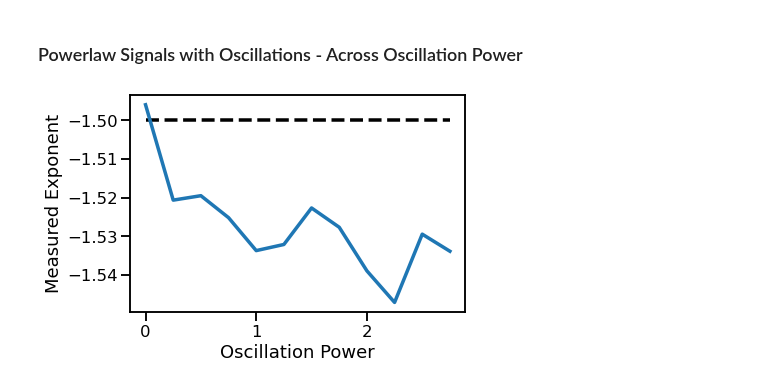
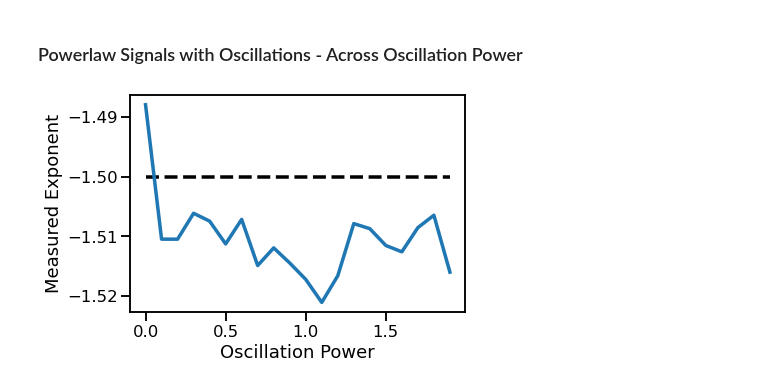
Before and after one commit to AperiodicMethods/AperiodicMethods, a Jupyter notebook: notebooks/11-IRASA.ipynb, the cells around one changed output. Saved outputs shown, nothing was run; the diff lists cells and outputs as text; code cells hidden in the pictures.

```diff
--- a/notebooks/11-IRASA.ipynb
+++ b/notebooks/11-IRASA.ipynb
@@ -59,2 +31,6 @@ irasa_params = {'fs' : fs, 'f_range' : f_range}
+# %%
+# Define IRASA settings
+f_range = (1, 50)
+irasa_params = {'fs' : FS, 'f_range' : f_range}
 # %% [markdown]
 ### Example: Powerlaw Signal
@@ -196,13 +160,13 @@ plot_lines(save_fig=SAVE_FIG, file_name='irasa_osc_freq', file_path='irasa')
 ### Powerlaw Signals with Oscillations - Across Oscillation Power
 # %%
 # Run a set of simulations, calculating IRASA across oscillation power
-irasa_sims_pow = run_sims(sim_combined, sim_params_comb, irasa_wrapper, irasa_params,
-                          update='update_pow', values=osc_pows, n_instances=n_instances)
+irasa_sims_pow = run_sims(sim_combined, SIM_PARAMS_COMB, irasa_wrapper, irasa_params,
+                          update='update_pow', values=POWS, n_sims=N_SIMS)
 # %%
 # Plot IRASA estimation across oscillation power values
-plot_lines(osc_pows, [default_exp]*len(osc_pows), color='k', linestyle='--')
-plot_lines(osc_pows, irasa_sims_pow)
+plot_lines(POWS, [EXP]*len(POWS), color='k', linestyle='--')
+plot_lines(POWS, irasa_sims_pow)
 plot_lines(xlabel='Oscillation Power', ylabel='Measured Exponent')
 plot_lines(save_fig=SAVE_FIG, file_name='irasa_osc_power', file_path='irasa')
 # %% [output]
-[figure, old version]
+[figure, new version]
```
Also changed, not shown: parts of 26 cells of this notebook.
